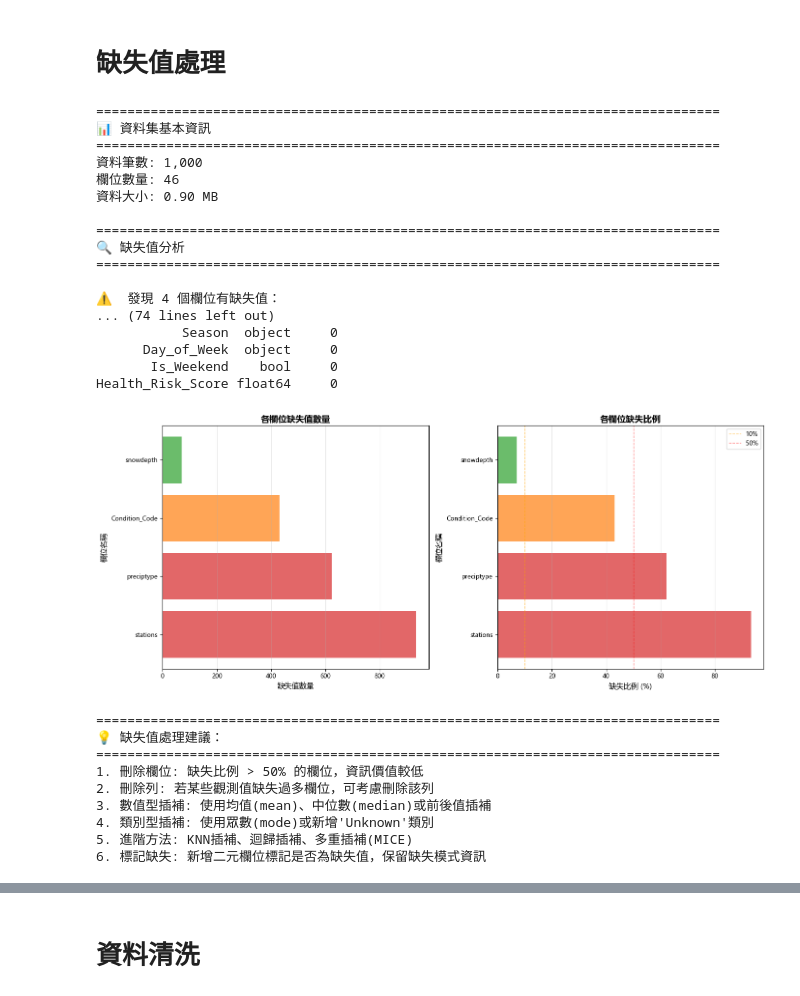
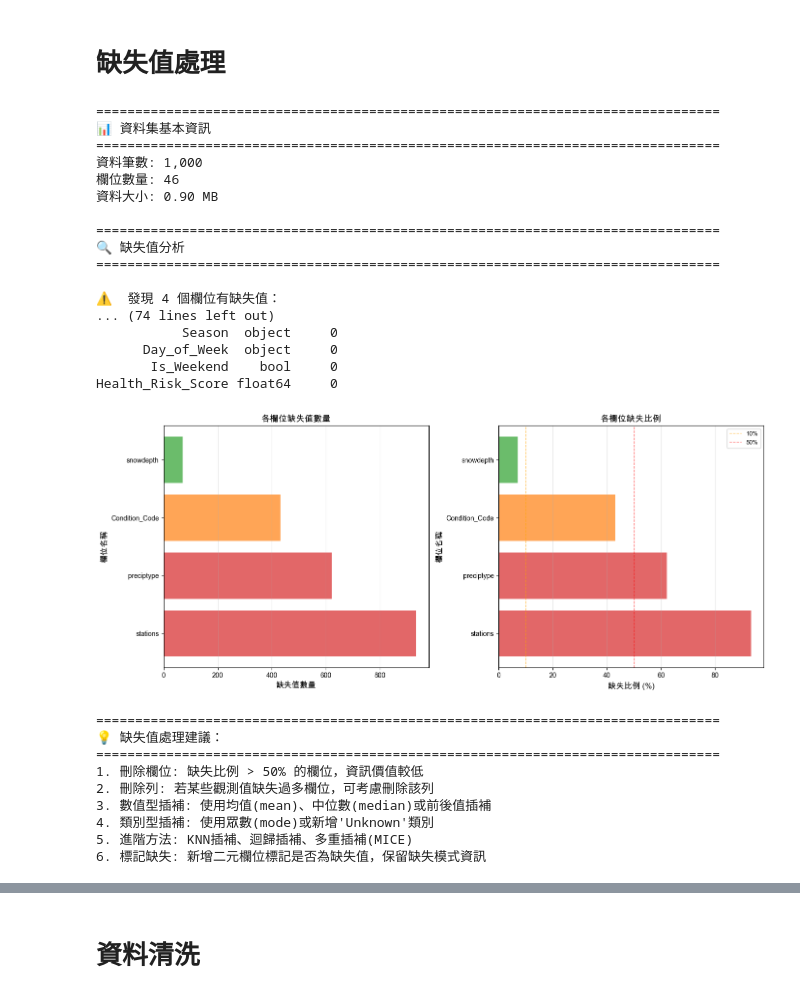
Before and after one commit to mirageapache/jupyter_note, a Jupyter notebook: DM/InterimReport/interim_report.ipynb, the cells around one changed output, grey strips where cells are left out. Saved outputs shown, nothing was run; the diff lists cells and outputs as text; code cells hidden in the pictures.

```diff
--- a/DM/InterimReport/interim_report.ipynb
+++ b/DM/InterimReport/interim_report.ipynb
@@ -71,7 +71,7 @@ memory usage: 352.7+ KB
 # %% [markdown]
 # 缺失值處理
 # %%
-# 資料概覽與缺失值統計
+# 缺失值分析與統計
 print("=" * 80)
 print("📊 資料集基本資訊")
 print("=" * 80)
@@ -146,16 +146,16 @@ if len(missing_data) > 0:
     colors = ['#d62728' if x > 50 else '#ff7f0e' if x > 10 else '#2ca02c'
               for x in missing_data['缺失比例(%)']]
     plt.barh(missing_data['欄位名稱'], missing_data['缺失數量'], color=colors, alpha=0.7)
-    plt.xlabel('缺失值數量', fontsize=11)
-    plt.ylabel('欄位名稱', fontsize=11)
+    plt.xlabel('缺失值數量', fontsize=12)
+    plt.ylabel('欄位名稱', fontsize=12)
     plt.title('各欄位缺失值數量', fontsize=13, fontweight='bold')
     plt.grid(axis='x', alpha=0.3)
 
     # 子圖2: 缺失比例百分比
     plt.subplot(1, 2, 2)
     plt.barh(missing_data['欄位名稱'], missing_data['缺失比例(%)'], color=colors, alpha=0.7)
-    plt.xlabel('缺失比例 (%)', fontsize=11)
-    plt.ylabel('欄位名稱', fontsize=11)
+    plt.xlabel('缺失比例 (%)', fontsize=12)
+    plt.ylabel('欄位名稱', fontsize=12)
     plt.title('各欄位缺失比例', fontsize=13, fontweight='bold')
     plt.axvline(x=10, color='orange', linestyle='--', linewidth=1, alpha=0.5, label='10%')
     plt.axvline(x=50, color='red', linestyle='--', linewidth=1, alpha=0.5, label='50%')
@@ -167,34 +167,34 @@ if len(missing_data) > 0:
 
     print("\n" + "=" * 80)
     print("💡 缺失值處理建議：")
     print("=" * 80)
     print("1. 刪除欄位: 缺失比例 > 50% 的欄位，資訊價值較低")
     print("2. 刪除列: 若某些觀測值缺失過多欄位，可考慮刪除該列")
     print("3. 數值型插補: 使用均值(mean)、中位數(median)或前後值插補")
     print("4. 類別型插補: 使用眾數(mode)或新增'Unknown'類別")
     print("5. 進階方法: KNN插補、迴歸插補、多重插補(MICE)")
     print("6. 標記缺失: 新增二元欄位標記是否為缺失值，保留缺失模式資訊")
 else:
     print("\n✨ 資料品質優良，可直接進行後續分析！")
 # %% [output]
 ================================================================================
 📊 資料集基本資訊
 ================================================================================
 資料筆數: 1,000
 欄位數量: 46
 資料大小: 0.90 MB
 
 ================================================================================
 🔍 缺失值分析
 ================================================================================
 
 ⚠️  發現 4 個欄位有缺失值：
 ... (74 lines left out)
            Season  object     0
       Day_of_Week  object     0
        Is_Weekend    bool     0
 Health_Risk_Score float64     0
-[figure, old version]
+[figure, new version]
 ================================================================================
 💡 缺失值處理建議：
 ================================================================================
```
Also changed, not shown: parts of 1 cell of this notebook.
